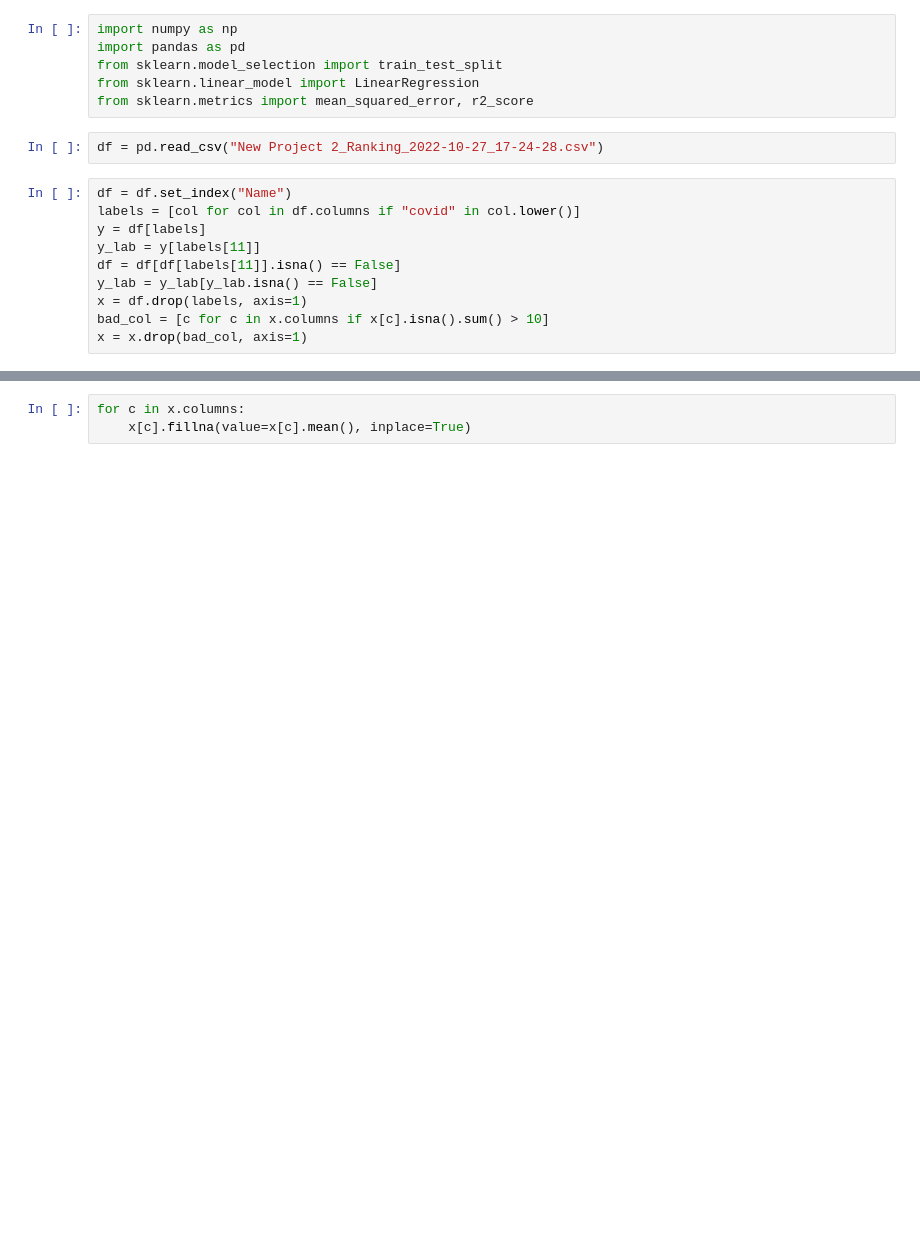
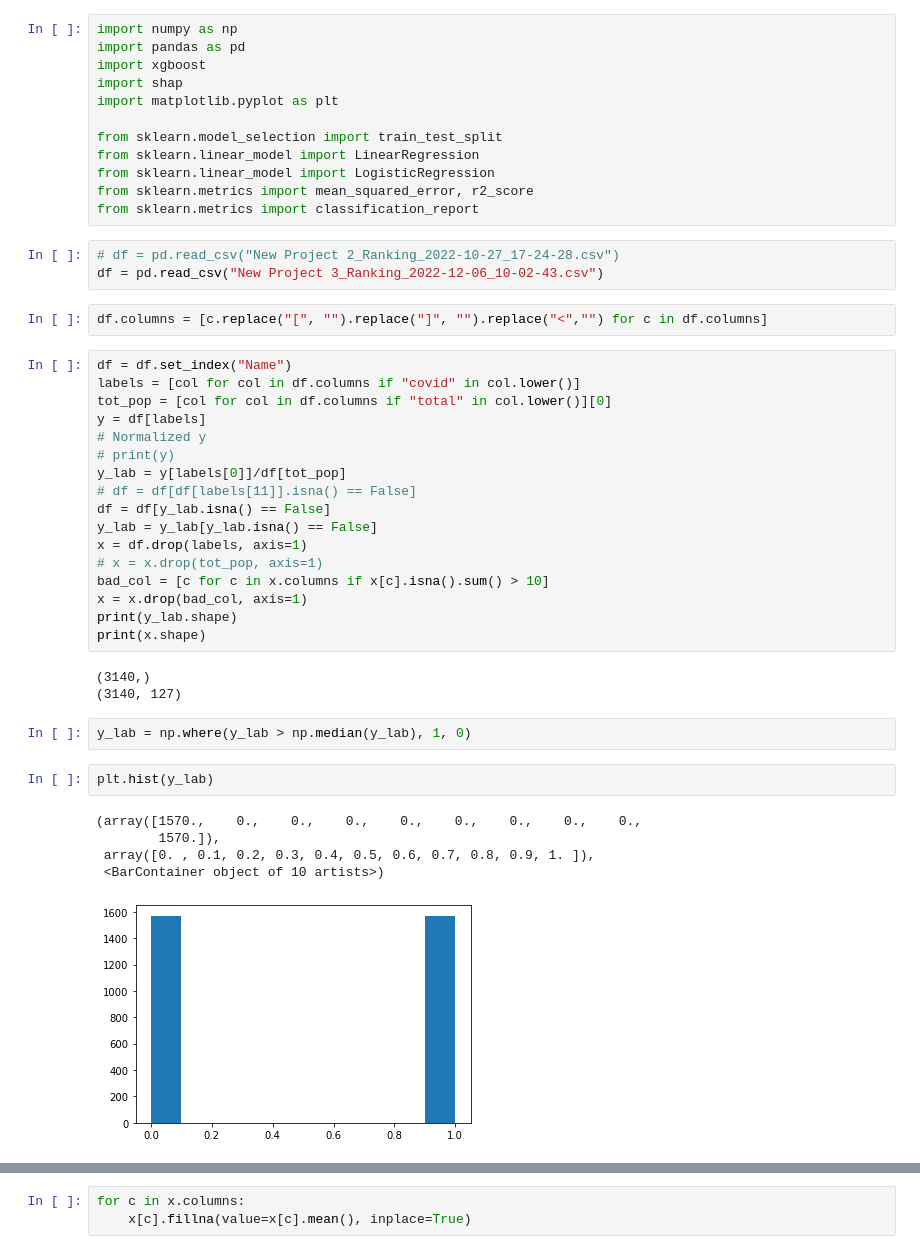
Before and after one commit to zedian/CS229-FinalProject, a Jupyter notebook: Preprocess_SimplyAnalytics_Data.ipynb, the cells around one changed output, grey strips where cells are left out. Drawn from its saved outputs; the diff is of its cells as text; blank space fills up the shorter version.

```diff
--- a/Preprocess_SimplyAnalytics_Data.ipynb
+++ b/Preprocess_SimplyAnalytics_Data.ipynb
@@ -1,18 +1,47 @@
 # %%
 import numpy as np
 import pandas as pd
+import xgboost
+import shap
+import matplotlib.pyplot as plt
+
 from sklearn.model_selection import train_test_split
 from sklearn.linear_model import LinearRegression
+from sklearn.linear_model import LogisticRegression
 from sklearn.metrics import mean_squared_error, r2_score
+from sklearn.metrics import classification_report
 # %%
-df = pd.read_csv("New Project 2_Ranking_2022-10-27_17-24-28.csv")
+# df = pd.read_csv("New Project 2_Ranking_2022-10-27_17-24-28.csv")
+df = pd.read_csv("New Project 3_Ranking_2022-12-06_10-02-43.csv")
+# %%
+df.columns = [c.replace("[", "").replace("]", "").replace("<","") for c in df.columns]
 # %%
 df = df.set_index("Name")
 labels = [col for col in df.columns if "covid" in col.lower()]
+tot_pop = [col for col in df.columns if "total" in col.lower()][0]
 y = df[labels]
-y_lab = y[labels[11]]
-df = df[df[labels[11]].isna() == False]
+# Normalized y
+# print(y)
+y_lab = y[labels[0]]/df[tot_pop]
+# df = df[df[labels[11]].isna() == False]
+df = df[y_lab.isna() == False]
 y_lab = y_lab[y_lab.isna() == False]
 x = df.drop(labels, axis=1)
+# x = x.drop(tot_pop, axis=1)
 bad_col = [c for c in x.columns if x[c].isna().sum() > 10]
 x = x.drop(bad_col, axis=1)
+print(y_lab.shape)
+print(x.shape)
+# %% [output]
+(3140,)
+(3140, 127)
+# %%
+y_lab = np.where(y_lab > np.median(y_lab), 1, 0)
+# %%
+plt.hist(y_lab)
+# %% [output]
+(array([1570.,    0.,    0.,    0.,    0.,    0.,    0.,    0.,    0.,
+        1570.]),
+ array([0. , 0.1, 0.2, 0.3, 0.4, 0.5, 0.6, 0.7, 0.8, 0.9, 1. ]),
+ <BarContainer object of 10 artists>)
+[figure, added]
```
Also changed, not shown: parts of 40 cells of this notebook, 5 other files.
